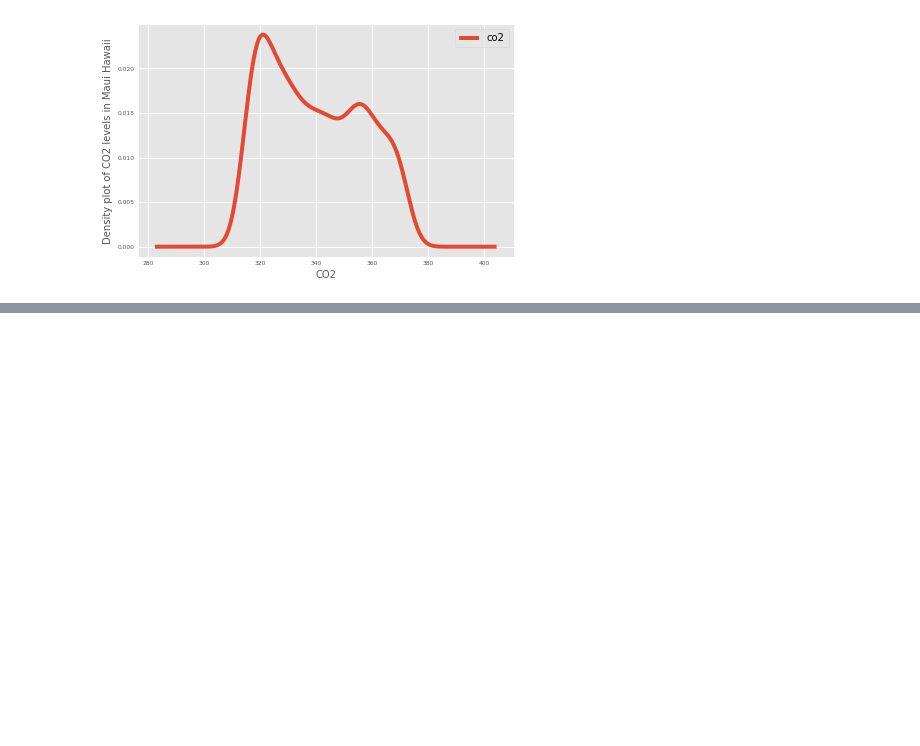
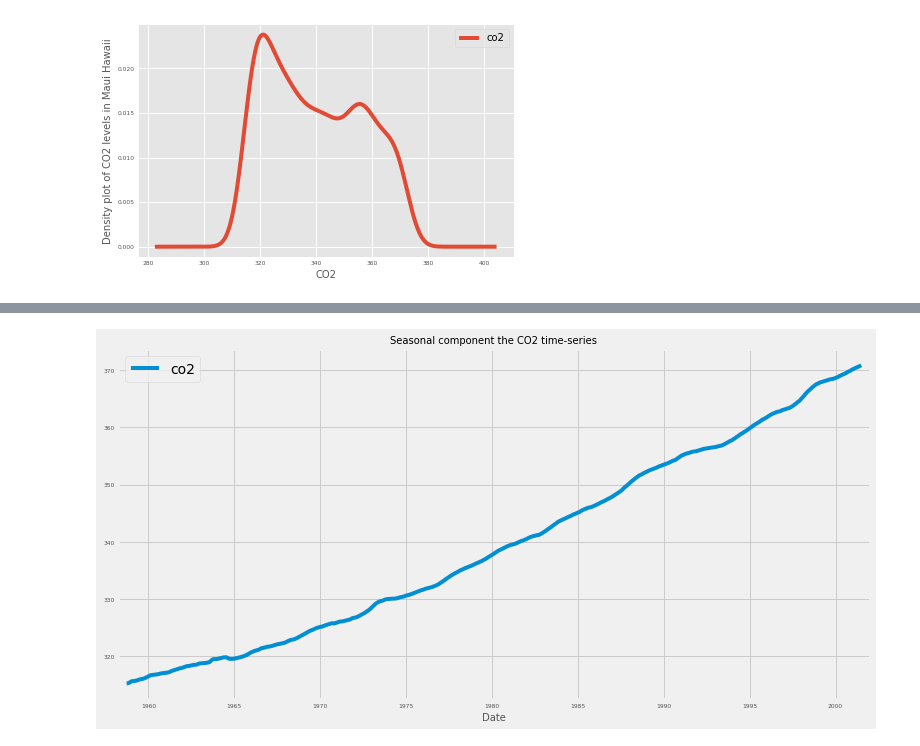
Before and after one commit to SANYAM1996/scatter-plotter, a Jupyter notebook: Datacamp/TIMESERIES_VISUAL.ipynb, the cells around one changed output, grey strips where cells are left out. Saved outputs shown, nothing was run; the diff lists cells and outputs as text; code cells hidden in the pictures; blank space fills up the shorter version.

```diff
--- a/Datacamp/TIMESERIES_VISUAL.ipynb
+++ b/Datacamp/TIMESERIES_VISUAL.ipynb
@@ -278,0 +303,8 @@ plt.show()
+# %%
+# Import statsmodels.api as sm
+import statsmodels.api as sm
+
+# Perform time series decompositon
+decomposition = sm.tsa.seasonal_decompose(co2_levels)
+# Print the seasonality component
+print(decomposition.seasonal)
@@ -278,0 +329,14 @@ plt.show()
+# %%
+# Extract the trend component
+trend = decomposition.trend
+
+
+# Plot the values of the trend
+ax = trend.plot(figsize=(12, 6), fontsize=6)
+
+# Specify axis labels
+ax.set_xlabel('Date', fontsize=10)
+ax.set_title('Seasonal component the CO2 time-series', fontsize=10)
+plt.show()
+# %% [output]
+[figure, added]
```
Also changed, not shown: parts of 26 cells of this notebook.
